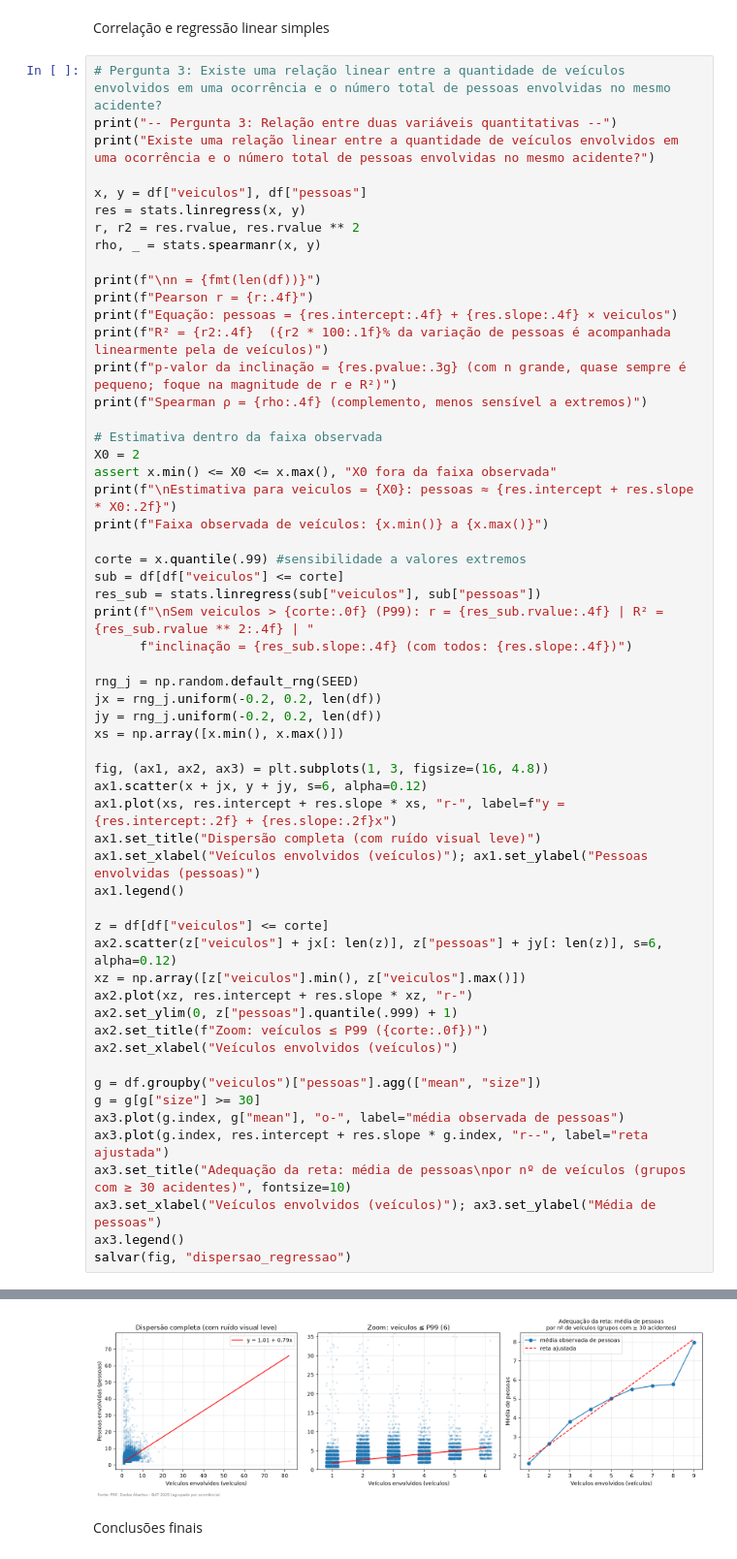
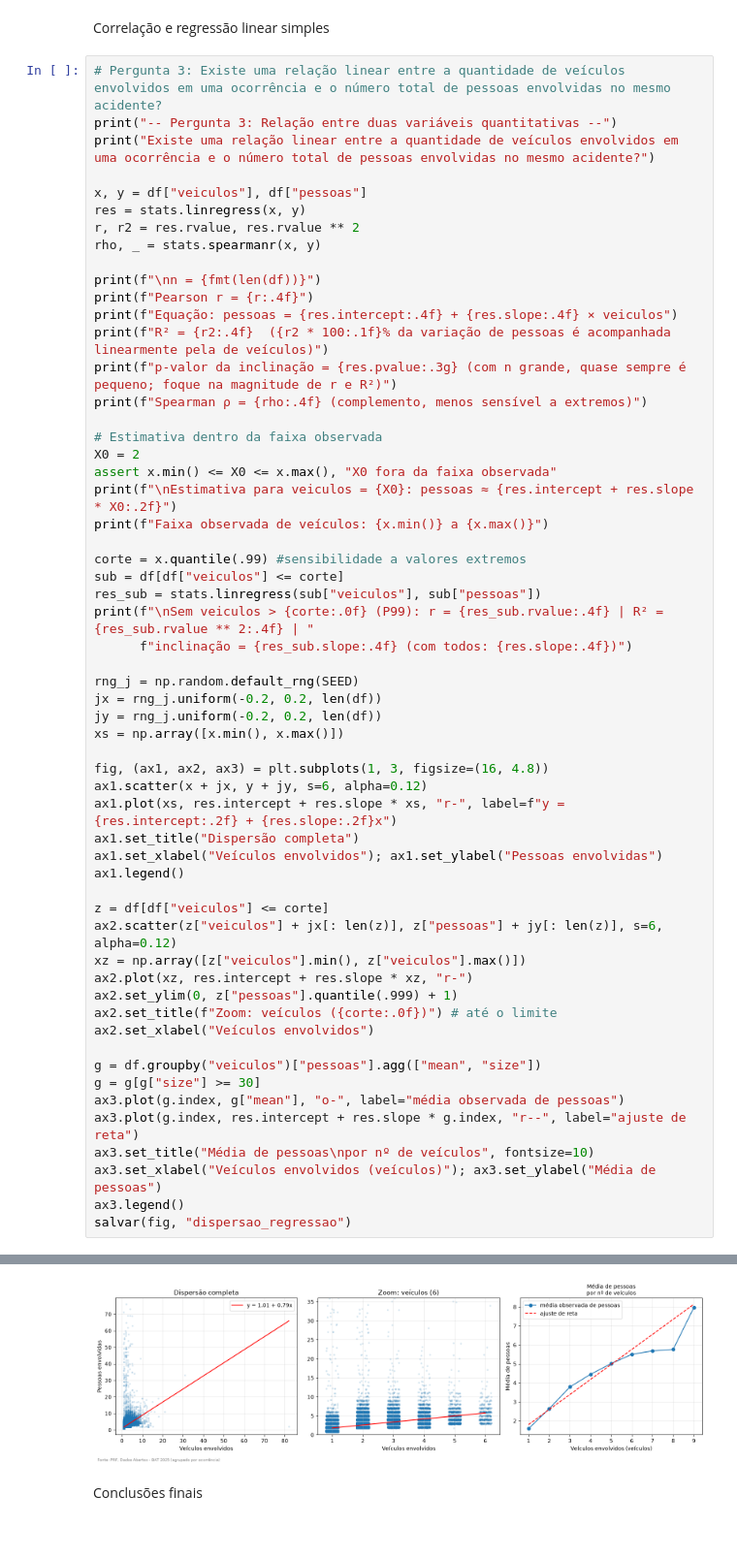
Before and after one commit to mariaeduardamazzini-beep/analise-acidentes-prf-2025, a Jupyter notebook: analise.ipynb, the cells around one changed output, grey strips where cells are left out. Shown at 97% size. Drawn from its saved outputs; the diff is of its cells as text.

```diff
--- a/analise.ipynb
+++ b/analise.ipynb
@@ -757,42 +754,42 @@ xs = np.array([x.min(), x.max()])
 fig, (ax1, ax2, ax3) = plt.subplots(1, 3, figsize=(16, 4.8))
 ax1.scatter(x + jx, y + jy, s=6, alpha=0.12)
 ax1.plot(xs, res.intercept + res.slope * xs, "r-", label=f"y = {res.intercept:.2f} + {res.slope:.2f}x")
-ax1.set_title("Dispersão completa (com ruído visual leve)")
-ax1.set_xlabel("Veículos envolvidos (veículos)"); ax1.set_ylabel("Pessoas envolvidas (pessoas)")
+ax1.set_title("Dispersão completa")
+ax1.set_xlabel("Veículos envolvidos"); ax1.set_ylabel("Pessoas envolvidas")
 ax1.legend()
 
 z = df[df["veiculos"] <= corte]
 ax2.scatter(z["veiculos"] + jx[: len(z)], z["pessoas"] + jy[: len(z)], s=6, alpha=0.12)
 xz = np.array([z["veiculos"].min(), z["veiculos"].max()])
 ax2.plot(xz, res.intercept + res.slope * xz, "r-")
 ax2.set_ylim(0, z["pessoas"].quantile(.999) + 1)
-ax2.set_title(f"Zoom: veículos ≤ P99 ({corte:.0f})")
-ax2.set_xlabel("Veículos envolvidos (veículos)")
+ax2.set_title(f"Zoom: veículos ({corte:.0f})") # até o limite
+ax2.set_xlabel("Veículos envolvidos")
 
 g = df.groupby("veiculos")["pessoas"].agg(["mean", "size"])
 g = g[g["size"] >= 30]
 ax3.plot(g.index, g["mean"], "o-", label="média observada de pessoas")
-ax3.plot(g.index, res.intercept + res.slope * g.index, "r--", label="reta ajustada")
-ax3.set_title("Adequação da reta: média de pessoas\npor nº de veículos (grupos com ≥ 30 acidentes)", fontsize=10)
+ax3.plot(g.index, res.intercept + res.slope * g.index, "r--", label="ajuste de reta")
+ax3.set_title("Média de pessoas\npor nº de veículos", fontsize=10)
 ax3.set_xlabel("Veículos envolvidos (veículos)"); ax3.set_ylabel("Média de pessoas")
 ax3.legend()
 salvar(fig, "dispersao_regressao")
 # %% [output]
 -- Pergunta 3: Relação entre duas variáveis quantitativas --
 Existe uma relação linear entre a quantidade de veículos envolvidos em uma ocorrência e o número total de pessoas envolvidas no mesmo acidente?
 
 n = 72.529
 Pearson r = 0.3953
 Equação: pessoas = 1.0149 + 0.7917 × veiculos
 R² = 0.1563  (15.6% da variação de pessoas é acompanhada linearmente pela de veículos)
 p-valor da inclinação = 0 (com n grande, quase sempre é pequeno; foque na magnitude de r e R²)
 Spearman ρ = 0.7095 (complemento, menos sensível a extremos)
 
 Estimativa para veiculos = 2: pessoas ≈ 2.60
 Faixa observada de veículos: 1 a 82
 
 Sem veiculos > 6 (P99): r = 0.3992 | R² = 0.1594 | inclinação = 0.9495 (com todos: 0.7917)
-[figure, old version]
+[figure, new version]
 # %% [markdown]
 Conclusões finais
 # %%
```
Also changed, not shown: parts of 10 cells of this notebook, 7 other files.
